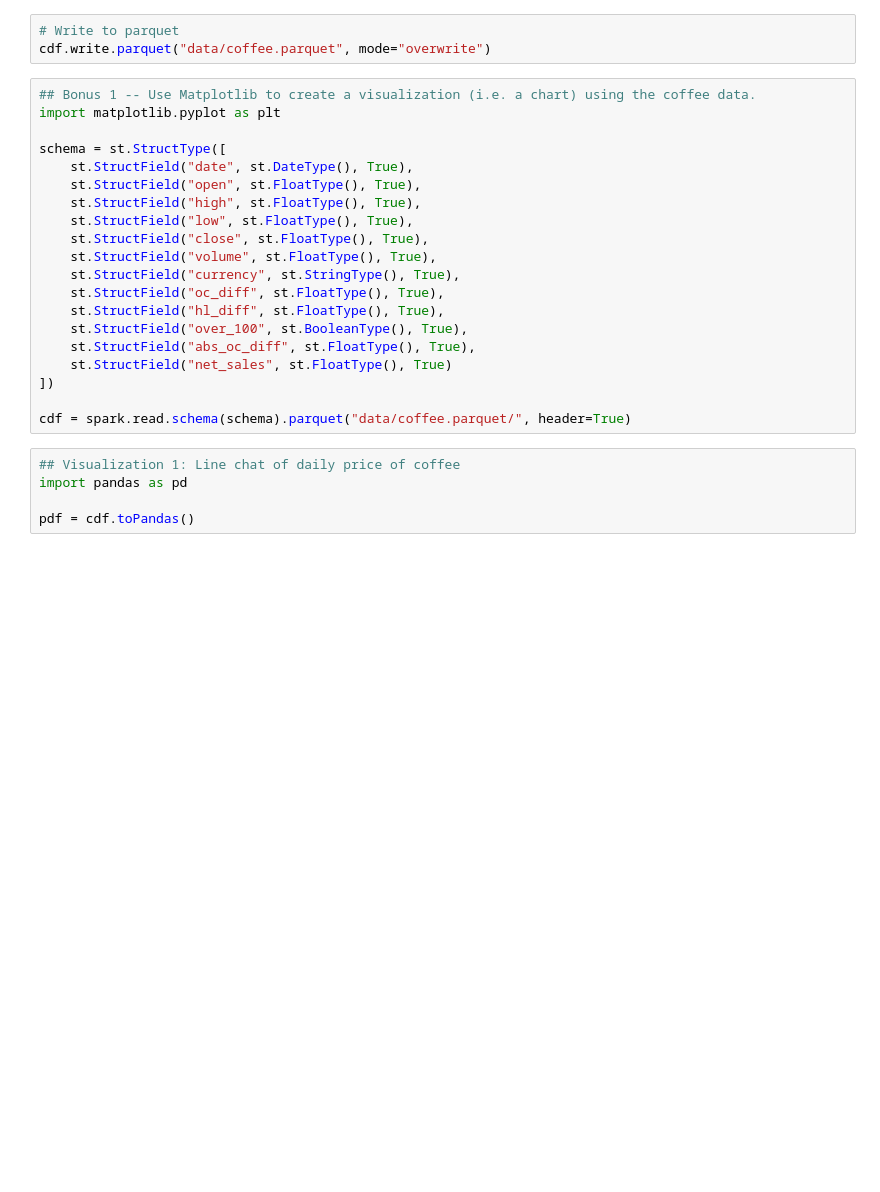
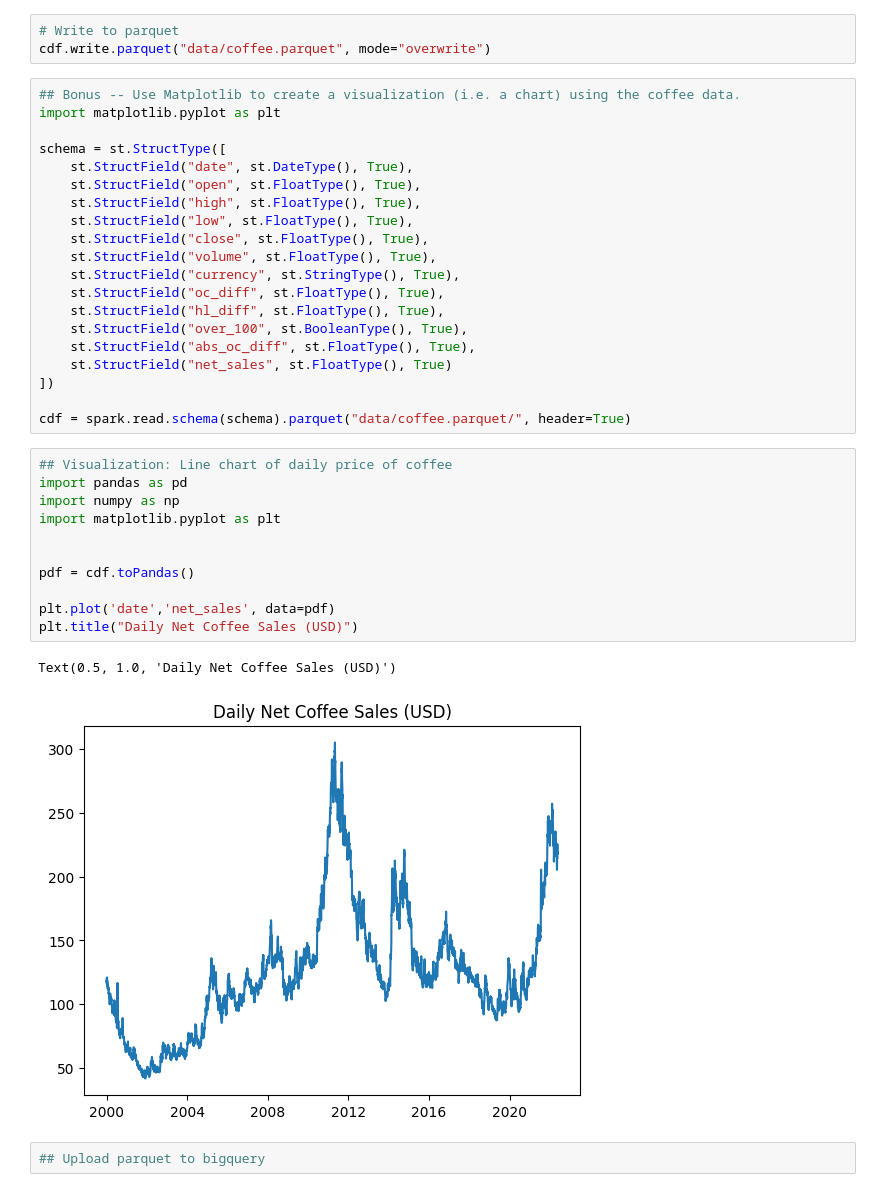
Before and after one commit to apsocarras/spark-review, a Jupyter notebook: assignment.ipynb, the cells around one changed output. Cells and saved outputs as stored; diff of their text form; blank space fills up the shorter version.

Commit message:
Add basic matplotlib figure

```diff
--- a/assignment.ipynb
+++ b/assignment.ipynb
@@ -92,7 +98,7 @@ cdf.filter(cdf.over_100 == False).count()
 # Write to parquet
 cdf.write.parquet("data/coffee.parquet", mode="overwrite")
 # %%
-## Bonus 1 -- Use Matplotlib to create a visualization (i.e. a chart) using the coffee data.
+## Bonus -- Use Matplotlib to create a visualization (i.e. a chart) using the coffee data.
 import matplotlib.pyplot as plt
 
 schema = st.StructType([
@@ -112,7 +118,18 @@ schema = st.StructType([
 
 cdf = spark.read.schema(schema).parquet("data/coffee.parquet/", header=True)
 # %%
-## Visualization 1: Line chat of daily price of coffee
+## Visualization: Line chart of daily price of coffee
 import pandas as pd
+import numpy as np
+import matplotlib.pyplot as plt
+
 
 pdf = cdf.toPandas()
+
+plt.plot('date','net_sales', data=pdf)
+plt.title("Daily Net Coffee Sales (USD)")
+# %% [output]
+Text(0.5, 1.0, 'Daily Net Coffee Sales (USD)')
+[figure, added]
+# %%
+## Upload parquet to bigquery
```
Also changed, not shown: parts of 1 cell of this notebook.
